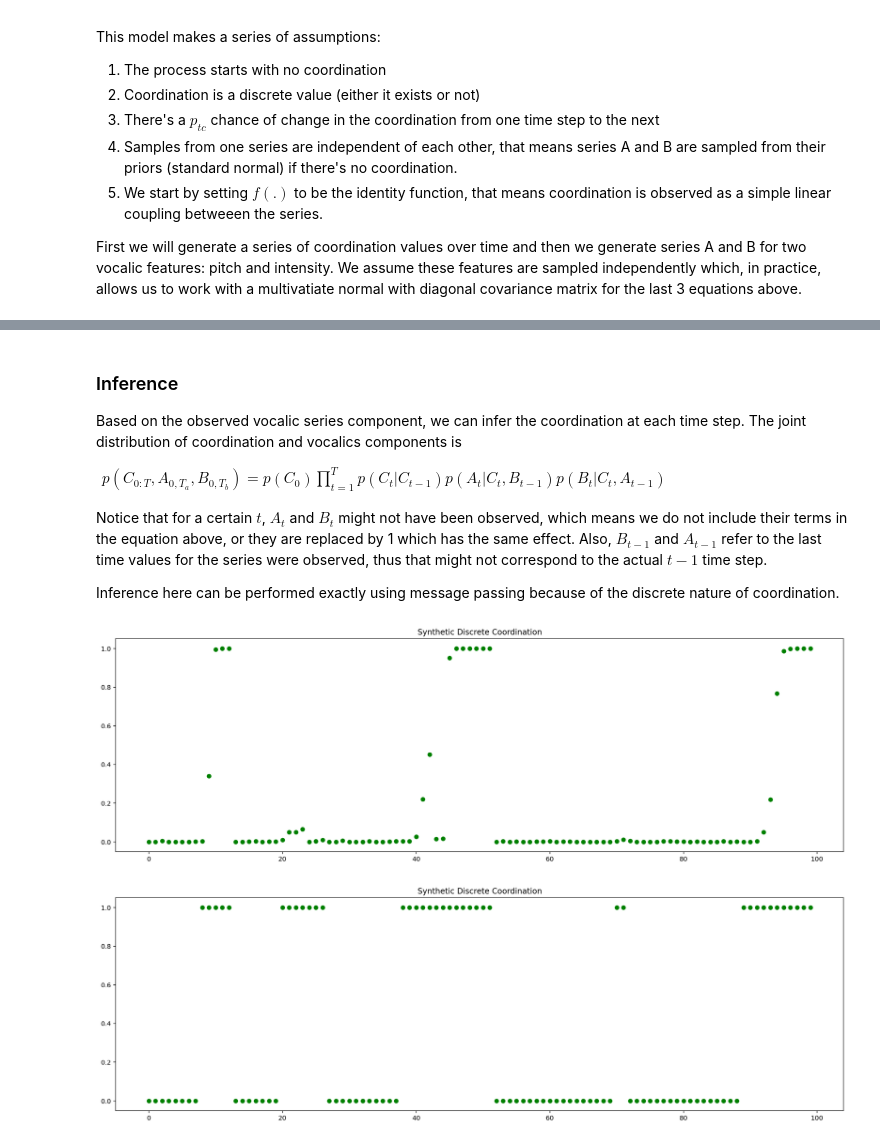
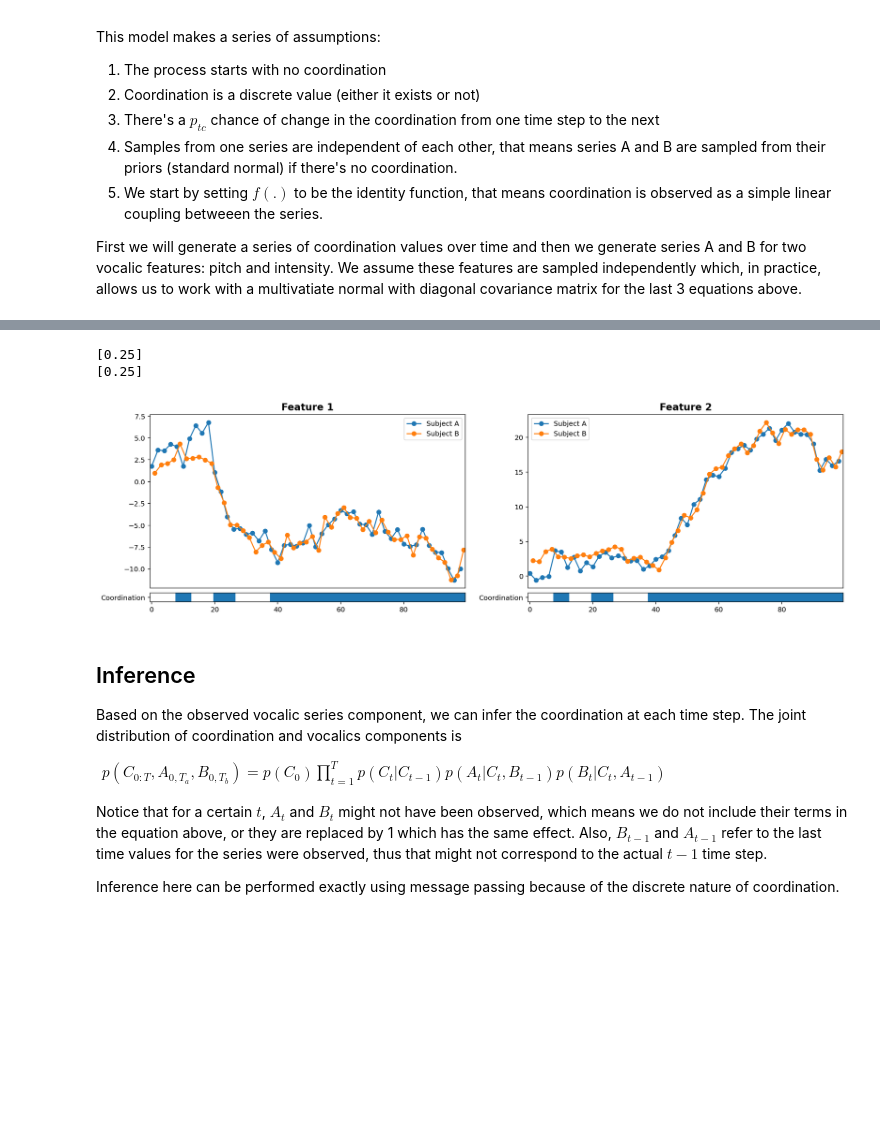
Before and after one commit to paulosoaresua/tomcat-coordination_analysis, a Jupyter notebook: notebooks/Coordination Model - Vocalics Component (Hard Coupling).ipynb, the cells around one changed output, grey strips where cells are left out. Saved outputs shown, nothing was run; the diff lists cells and outputs as text; code cells hidden in the pictures; blank space fills up the shorter version.

```diff
--- a/notebooks/Coordination Model - Vocalics Component (Hard Coupling).ipynb
+++ b/notebooks/Coordination Model - Vocalics Component (Hard Coupling).ipynb
@@ -98,5 +106,34 @@ Text(0.5, 1.0, 'Synthetic Intensity')
+# %%
+num_features = 2
+generator = VocalicsGeneratorForDiscreteCoordination(coordination_series=discrete_cs,
+                                                     num_vocalic_features=num_features,
+                                                     time_scale_density=OBSERVATION_DENSITY,
+                                                     mean_prior_a=np.zeros(num_features),
+                                                     mean_prior_b=np.zeros(num_features),
+                                                     std_prior_a=np.ones(num_features),
+                                                     std_prior_b=np.ones(num_features),
+                                                     std_uncoordinated_a=np.ones(num_features),
+                                                     std_uncoordinated_b=np.ones(num_features),
+                                                     std_coordinated_a=np.ones(num_features),
+                                                     std_coordinated_b=np.ones(num_features))
+vocalics_a, vocalics_b = generator.generate(SEED)
+
+fig, axs = plt.subplots(1, 2, figsize=(18,5))
+plot_vocalic_series(vocalics_a, vocalics_b, axs.flatten()[:2], ["Feature 1", "Feature 2"])
+add_discrete_coordination_bar(main_ax=axs[0],
+                             coordination_series=[discrete_cs],
+                             coordination_colors=["tab:blue"],
+                             labels=["Coordination"])
+add_discrete_coordination_bar(main_ax=axs[1],
+                             coordination_series=[discrete_cs],
+                             coordination_colors=["tab:blue"],
+                             labels=["Coordination"])
+# %% [output]
+[0.25]
+[0.25]
+[figure, added]
 # %% [markdown]
-### Inference
+## Inference
 
 Based on the observed vocalic series component, we can infer the coordination at each time step. The joint distribution of coordination and vocalics components is
 
@@ -109,18 +146,3 @@ $
 Notice that for a certain $t$, $A_t$ and $B_t$ might not have been observed, which means we do not include their terms in the equation above, or they are replaced by 1 which has the same effect. Also, $B_{t-1}$ and $A_{t-1}$ refer to the last time values for the series were observed, thus that might not correspond to the actual $t-1$ time step.
 
 Inference here can be performed exactly using message passing because of the discrete nature of coordination.
-# %%
-def pdf_ab(value: np.ndarray, previous_same: Any, previous_other: Any, coordination: float):
-    pdf = (multivariate_normal.pdf(value) ** (1 - coordination)) * (
-               multivariate_normal.pdf(value, mean=MEAN_SHIFT + previous_other) ** coordination)
-    return np.prod(pdf)
-
-multi_dim_a, mask_a = embed_features_across_dimensions(num_time_steps, series_a)
-multi_dim_b, mask_b = embed_features_across_dimensions(num_time_steps, series_b)
-marginals = estimate_discrete_coordination(multi_dim_a, multi_dim_b, 0, P_TC, pdf_ab, pdf_ab, mask_a, mask_b)
-
-plot_coordination(marginals[:, 1])
-plot_coordination(discrete_cs)
-# %% [output]
-[figure, removed]
-[figure, removed]
```
Also changed, not shown: parts of 10 cells of this notebook, 8 other files.
